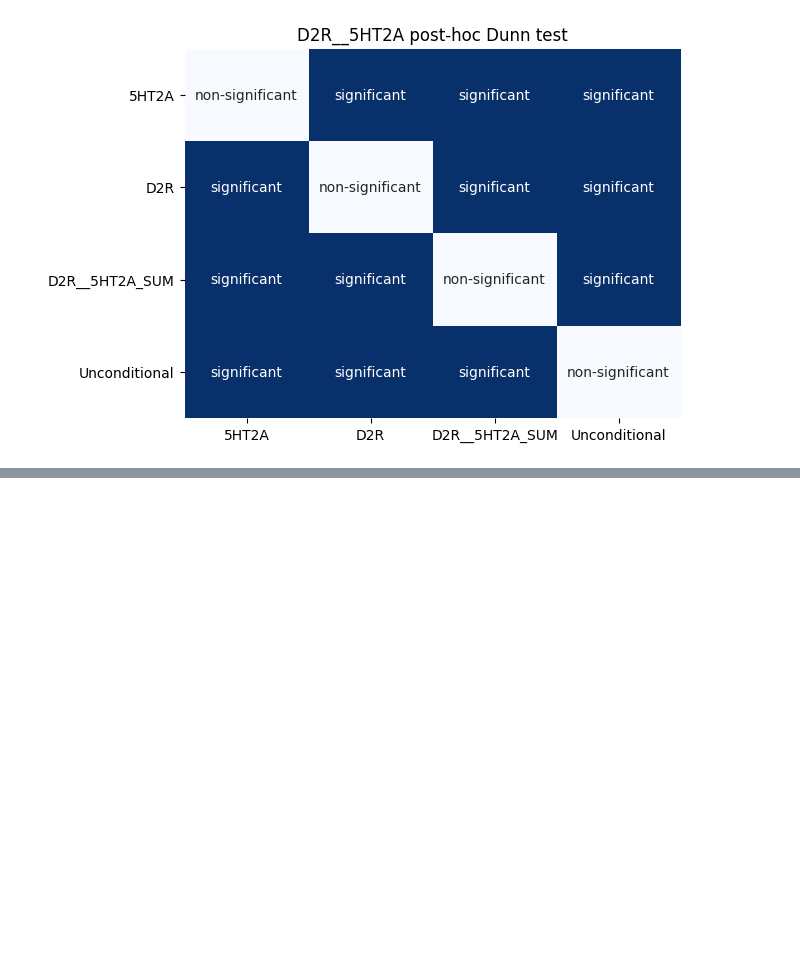
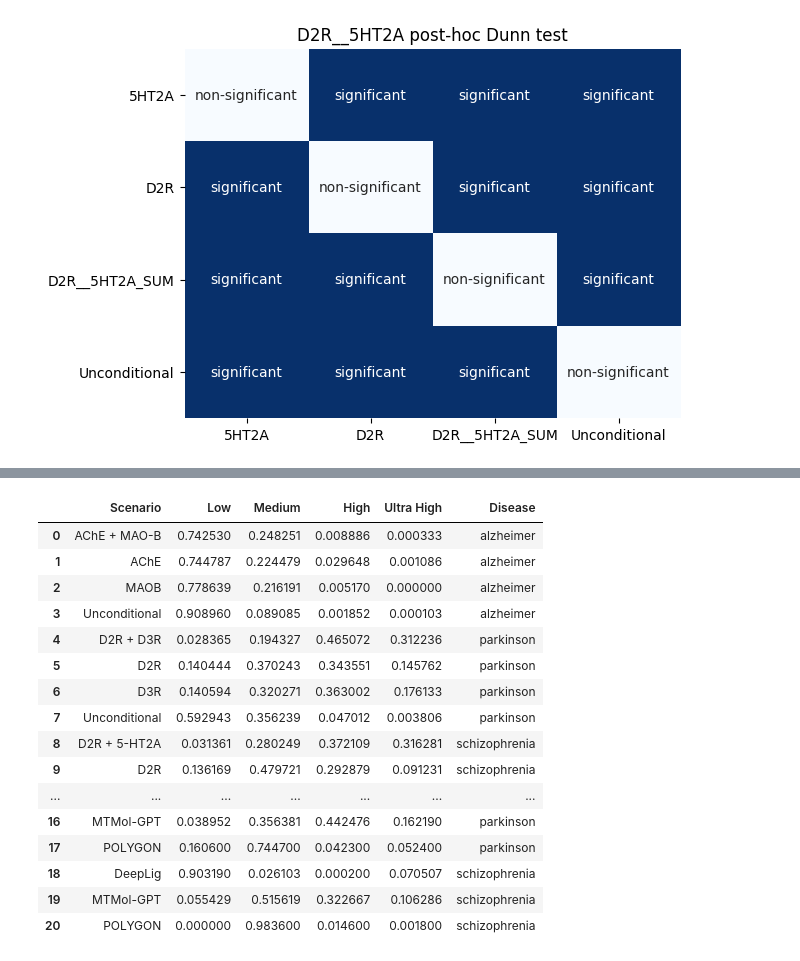
Before and after one commit to arthurcerveira/CoMPO-GPT, a Jupyter notebook: scripts/08-Data-Viz.ipynb, the cells around one changed output, grey strips where cells are left out. Drawn from its saved outputs; the diff is of its cells as text; code cells hidden in the pictures; blank space fills up the shorter version.

Commit message:
MMA comparison with baselines

```diff
--- a/scripts/08-Data-Viz.ipynb
+++ b/scripts/08-Data-Viz.ipynb
@@ -365,7 +365,7 @@ for combination in pivots_combinations:
     gen_molecules = multitarget_combination[combination]["generated_molecules"]
 
     multitarget_key = [gen_molecules_labels[model] for model in gen_molecules if combination in model][0]
-    multitarget_mean = pivot.loc[multitarget_key, 'Mean (pXC50)']
+    multitarget_mean = pivot.loc[multitarget_key, 'Mean pXC50']
 
     # Compare multitarget_key with the rest of the models
     for model in gen_molecules:
@@ -375,7 +375,7 @@ for combination in pivots_combinations:
         if gen_molecules_labels[model] == multitarget_key:
             continue
 
-        mean_model = pivot.loc[gen_molecules_labels[model], 'Mean (pXC50)']
+        mean_model = pivot.loc[gen_molecules_labels[model], 'Mean pXC50']
         abs_diff = multitarget_mean - mean_model
         diff = (abs_diff) / mean_model
 
@@ -578,0 +759,10 @@ Effect size: 12262.08271977
+# %%
+compogpt_proportions = full_comparison.rename(columns={
+    "AChE_MAOB_SUM": "AChE + MAO-B",
+    "D2R_D3R_SUM": "D2R + D3R",
+    "D2R__5HT2A_SUM": "D2R + 5-HT2A"
+}).T.reset_index()
+compogpt_proportions.columns = compogpt_proportions.columns.to_list()
+
+compogpt_proportions["Disease"] = ["alzheimer"] * 4 + ["parkinson"] * 4 + ["schizophrenia"] * 4
+compogpt_proportions
@@ -578,0 +837,49 @@ Effect size: 12262.08271977
+# %%
+# Create comparison table for proportions
+target_combination_to_disease = {
+    "D2R__5HT2A": "schizophrenia",
+    "AChE_MAOB": "alzheimer",
+    "D2R_D3R": "parkinson"
+}
+
+combinations_to_labels = {
+    "D2R__5HT2A": "D2R + 5-HT2AR",
+    "AChE_MAOB": "AChE + MAO-B",
+    "D2R_D3R": "D2R + D3R"
+}
+
+# Create pivot table for comparison
+baelines_pivot = baseline_proportions_df.pivot_table(
+    index=['Disease', 'Scenario'],
+    columns='Activity Level',
+    values='Proportion',
+    fill_value=0.0
+)
+
+# Reorder columns to match the desired order
+baelines_pivot = baelines_pivot[column_order].reset_index()
+baelines_pivot.columns = baelines_pivot.columns.to_list()
+proportions_pivot = pd.concat([
+    pd.DataFrame(compogpt_proportions),
+    baelines_pivot
+], ignore_index=True)
+
+proportions_pivot
+# %% [output]
+|  | Scenario | Low | Medium | High | Ultra High | Disease |
+| 0 | AChE + MAO-B | 0.742530 | 0.248251 | 0.008886 | 0.000333 | alzheimer |
+| 1 | AChE | 0.744787 | 0.224479 | 0.029648 | 0.001086 | alzheimer |
+| 2 | MAOB | 0.778639 | 0.216191 | 0.005170 | 0.000000 | alzheimer |
+| 3 | Unconditional | 0.908960 | 0.089085 | 0.001852 | 0.000103 | alzheimer |
+| 4 | D2R + D3R | 0.028365 | 0.194327 | 0.465072 | 0.312236 | parkinson |
+| 5 | D2R | 0.140444 | 0.370243 | 0.343551 | 0.145762 | parkinson |
+| 6 | D3R | 0.140594 | 0.320271 | 0.363002 | 0.176133 | parkinson |
+| 7 | Unconditional | 0.592943 | 0.356239 | 0.047012 | 0.003806 | parkinson |
+| 8 | D2R + 5-HT2A | 0.031361 | 0.280249 | 0.372109 | 0.316281 | schizophrenia |
+| 9 | D2R | 0.136169 | 0.479721 | 0.292879 | 0.091231 | schizophrenia |
+| ... | ... | ... | ... | ... | ... | ... |
+| 16 | MTMol-GPT | 0.038952 | 0.356381 | 0.442476 | 0.162190 | parkinson |
+| 17 | POLYGON | 0.160600 | 0.744700 | 0.042300 | 0.052400 | parkinson |
+| 18 | DeepLig | 0.903190 | 0.026103 | 0.000200 | 0.070507 | schizophrenia |
+| 19 | MTMol-GPT | 0.055429 | 0.515619 | 0.322667 | 0.106286 | schizophrenia |
+| 20 | POLYGON | 0.000000 | 0.983600 | 0.014600 | 0.001800 | schizophrenia |
```
Also changed, not shown: parts of 10 cells of this notebook.
